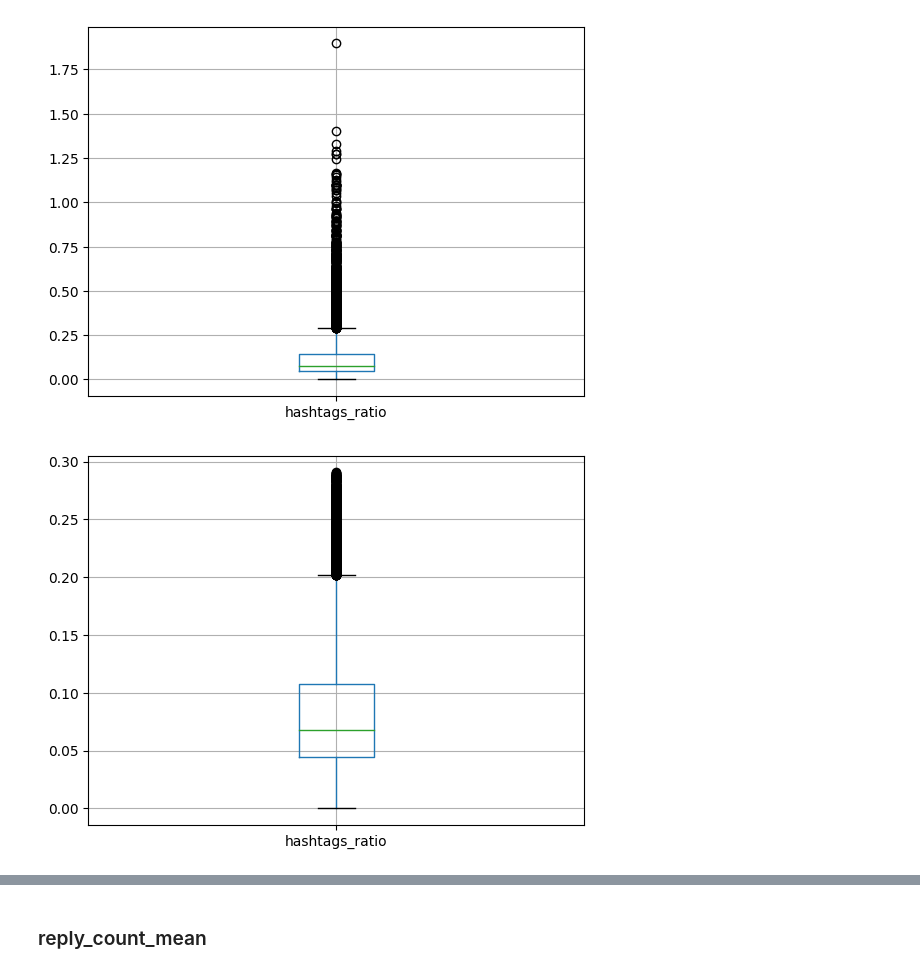
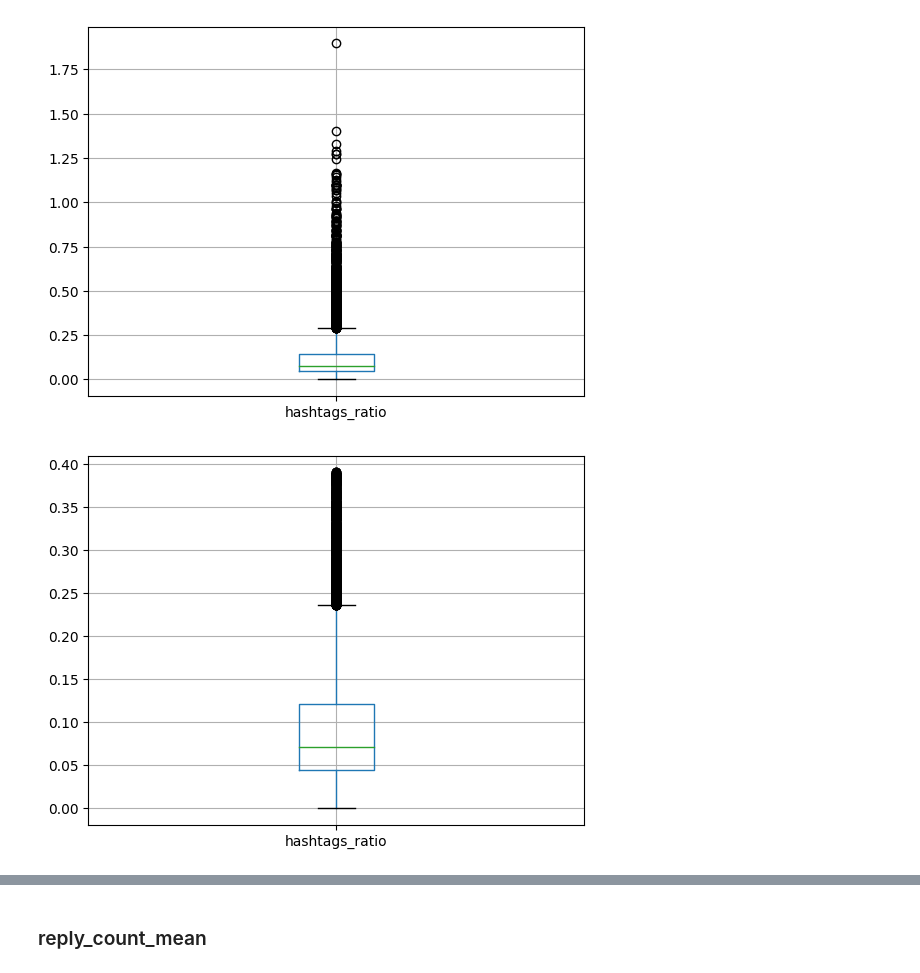
Before and after one commit to Andrew-Wyn/Data_Mining_22_23, a Jupyter notebook: TASK_1/DataUnderstandingProfiling.ipynb, the cells around one changed output, grey strips where cells are left out. Saved outputs shown, nothing was run; the diff lists cells and outputs as text; code cells hidden in the pictures.

```diff
--- a/DataUnderstandingProfiling.ipynb
+++ b/TASK_1/DataUnderstandingProfiling.ipynb
@@ -39,7 +39,7 @@ def remove_outliers(feature, q1, q2):
 # %% [markdown]
 ## Loading dataset
 # %%
-users = pd.read_csv("dataset/user_profiles.csv", index_col = 0)
+users = pd.read_csv("../dataset/user_profiles.csv", index_col = 0)
 # %%
 users.shape
 # %% [output]
@@ -394,9 +394,9 @@ plt.show()
 # %% [output]
 [figure]
 # %%
-remove_outliers_boxplot(log_feature)
+remove_outliers(log_feature, 0.0, 0.95)
 # %% [output]
-[figure, old version]
+[figure, new version]
 # %%
 users.hashtags_ratio = pd.Series(np.exp(log_feature) - 1)
 users.hashtags_ratio.hist()
```
Also changed, not shown: parts of 47 cells of this notebook.
